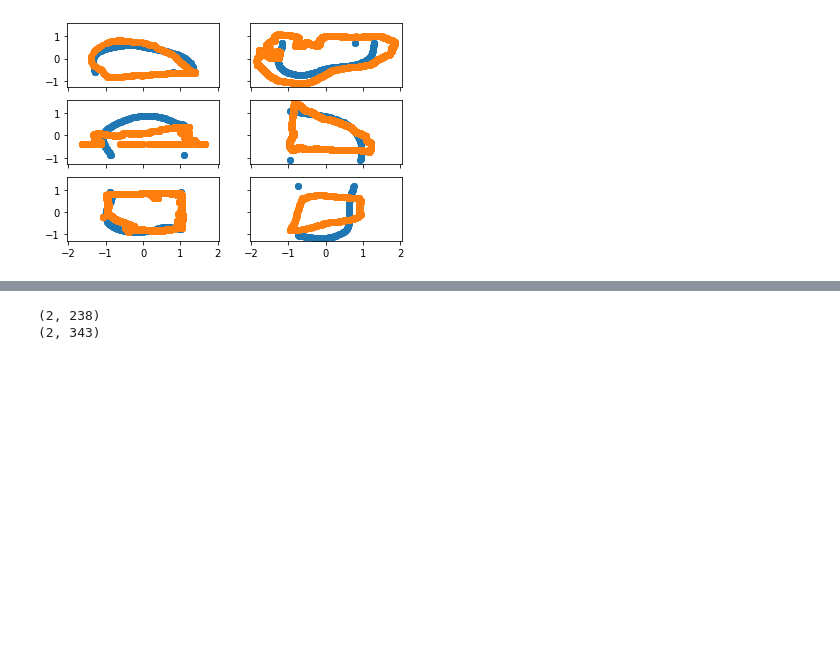
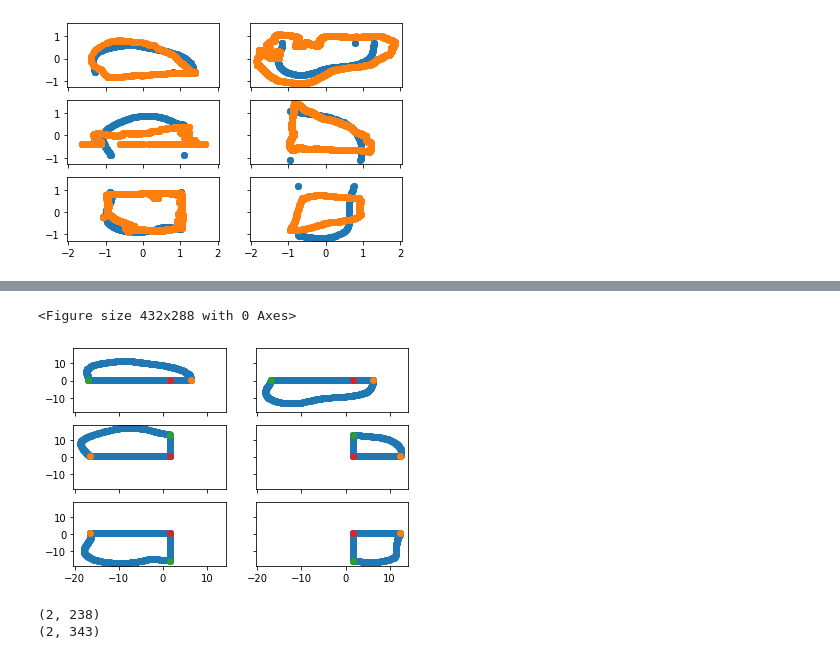
Before and after one commit to AlexHTW/mpi_beleg_4, a Jupyter notebook: registration.ipynb, the cells around one changed output, grey strips where cells are left out. Saved outputs shown, nothing was run; the diff lists cells and outputs as text; code cells hidden in the pictures; blank space fills up the shorter version.

```diff
--- a/registration.ipynb
+++ b/registration.ipynb
@@ -329,3 +356,39 @@ for i in range(len(x_edited_anns)):
+# %%
+f = plt.figure()
+f, axes = plt.subplots(nrows = 3, ncols = 2, sharex=True, sharey = True)
+
+for i in range(0,len(x_cuts)):
+
+    x_cuts_copy = x_cuts[i]
+    y_cuts_copy = y_cuts[i]
+
+
+    x1 = x_cuts[i][-2]
+    y1 = y_cuts[i][-2]#li. außen
+    x2 = x_cuts[i][-4]
+    y2 = y_cuts[i][-4]#re. außen
+    c_x = x_cuts[i][-1]
+    c_y = y_cuts[i][-1]#mitte
+
+    midpoints_x1, midpoints_y1 = interpolate(x1, y1, c_x, c_y, None, None, 50)
+    midpoints_x2, midpoints_y2 = interpolate(x2, y2, c_x, c_y,None, None, 50)
+    midpoints_x2 = np.array(midpoints_x2)
+    midpoints_y2 = np.array(midpoints_y2)
+
+    x_cuts[i] = np.append(x_cuts[i], midpoints_x1)
+    y_cuts[i] = np.append(y_cuts[i], midpoints_y1)
+    x_cuts[i] = np.append(x_cuts[i], midpoints_x2)
+    y_cuts[i] = np.append(y_cuts[i], midpoints_y2)
+
+    axes[int(i/2),i%2].scatter(x_cuts[i], y_cuts[i])
+    #axes[int(i/2),i%2].scatter(midpoints_x1, midpoints_y1)
+    #axes[int(i/2),i%2].scatter(midpoints_x2, midpoints_y2)
+    axes[int(i/2),i%2].scatter(x_cuts_copy[-4], y_cuts_copy[-4])
+    axes[int(i/2),i%2].scatter(x_cuts_copy[-2], y_cuts_copy[-2])
+    axes[int(i/2),i%2].scatter(x_cuts_copy[-1], y_cuts_copy[-1])
+# %% [output]
+<Figure size 432x288 with 0 Axes>
+[figure, added]
 # %%
 from functools import partial
 from pycpd import DeformableRegistration
```
Also changed, not shown: parts of 8 cells of this notebook.
